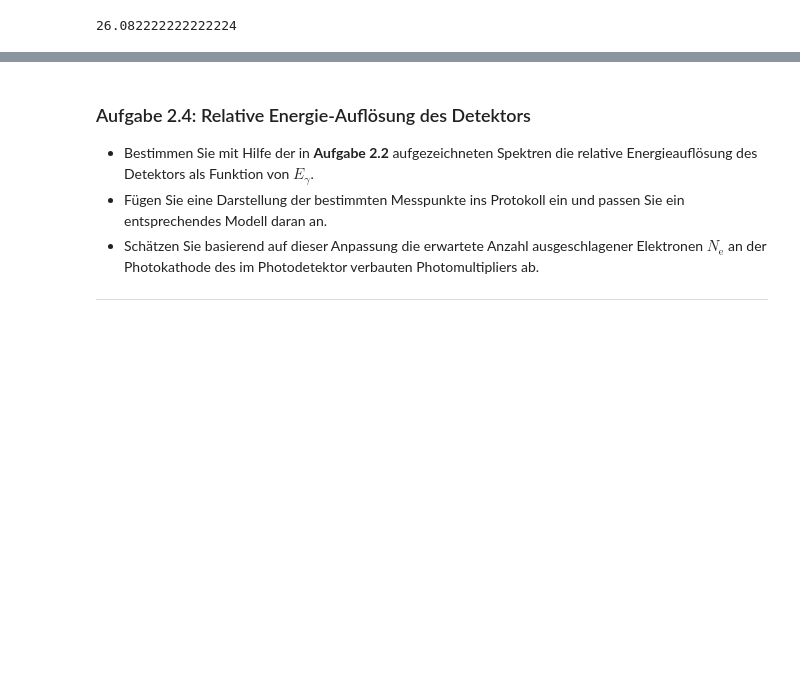
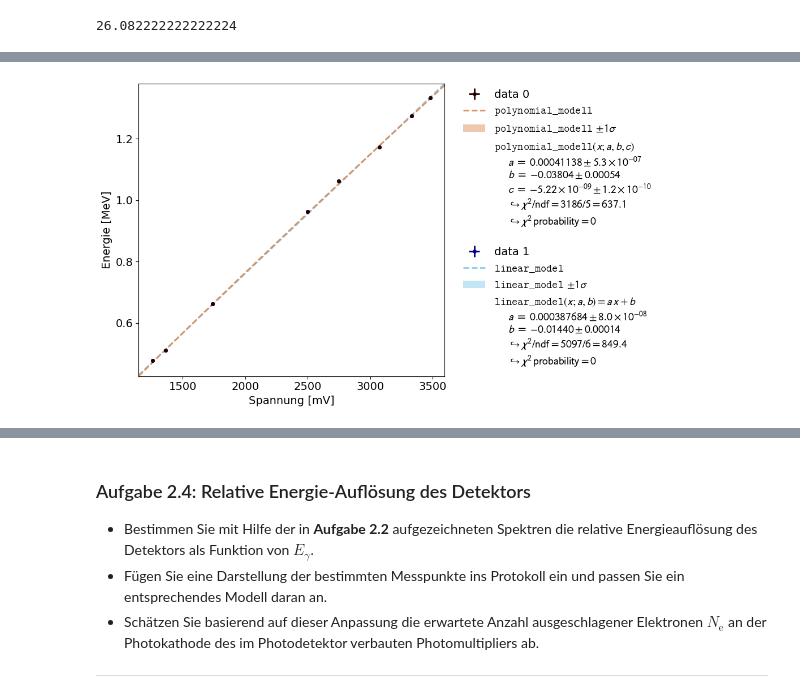
Before and after one commit to HerbertderGrosse/P2-sose-2024, a Jupyter notebook: Gammaspektroskopie/Gammaspektroskopie.ipynb, the cells around one changed output, grey strips where cells are left out. Drawn from its saved outputs; the diff is of its cells as text; code cells hidden in the pictures; blank space fills up the shorter version.

```diff
--- a/Gammaspektroskopie/Gammaspektroskopie.ipynb
+++ b/Gammaspektroskopie/Gammaspektroskopie.ipynb
@@ -235,0 +235,48 @@ ValueError: Fit data and cost function are not compatible: poisson distribution
+# %%
+me = 9.1093837 * 10**(-31)
+c = 299792458
+e = 1.60217663 * 10**(-19)
+def E_electron(E):
+    return E/(1+me*c**2/(2*E*10**6*e))
+
+#Daten aus Datemblatt (in MeV)
+dicto['Caesium']['Photopeak']['energy'] = 0.6617
+dicto['Caesium']['Compton_Kante']['energy'] = E_electron(0.6617)
+
+dicto['Cobalt']['Photopeak']['energy'] = 1.1732
+dicto['Cobalt']['Photopeak_2']['energy'] = 1.3325
+dicto['Cobalt']['Compton_Kante']['energy'] = E_electron(1.1732)
+
+dicto['Natrium']['Photopeak']['energy'] = 1.2745
+dicto['Natrium']['Compton_Kante']['energy'] = E_electron(1.2745)
+dicto['Natrium']['Annihilation']['energy'] = 0.5110
+# %%
+energy = []
+position = []
+position_err = []
+for element in dicto.values():
+    for event in element.values():
+        if 'energy' in event:
+            energy.append(event['energy'])
+            position.append(event['mu'][0])
+            position_err.append(event['mu'][1])
+
+position_err = np.array(position_err)
+
+def polynomial_modell(x,a,b,c):
+    return c*x**2 + a*x + b
+
+fitcont = kafe2.XYContainer(position,energy)
+fitcont.add_error('x',position_err)
+fitcont.add_error('y',0.00005)
+fit1 = kafe2.Fit(fitcont,polynomial_modell)
+fit1.do_fit()
+fit2 = kafe2.Fit(fitcont,model_function='line')
+fit2.do_fit()
+fit2plot = kafe2.Plot([fit1,fit2])
+fit2plot.x_label = 'Spannung [mV]'
+fit2plot.y_label = 'Energie [MeV]'
+fit2plot.plot(figsize=(12,6))
+plt.show()
+# %% [output]
+[figure, added]
```
Also changed, not shown: parts of 19 cells of this notebook, 3 other files.
